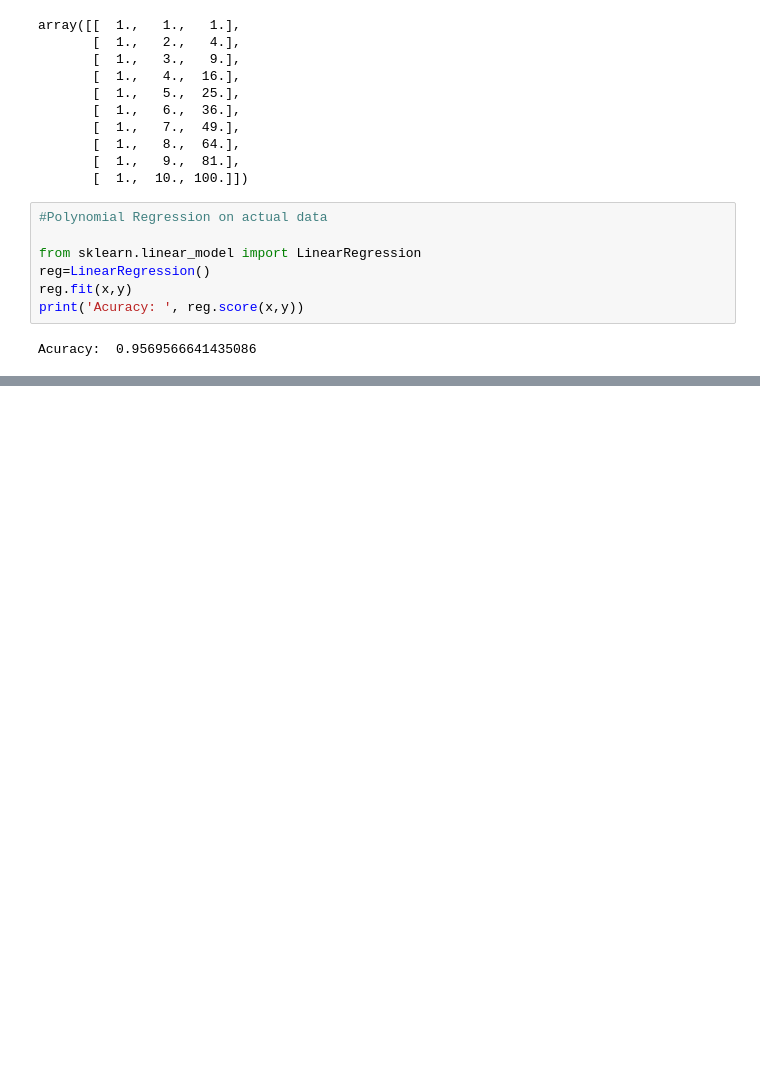
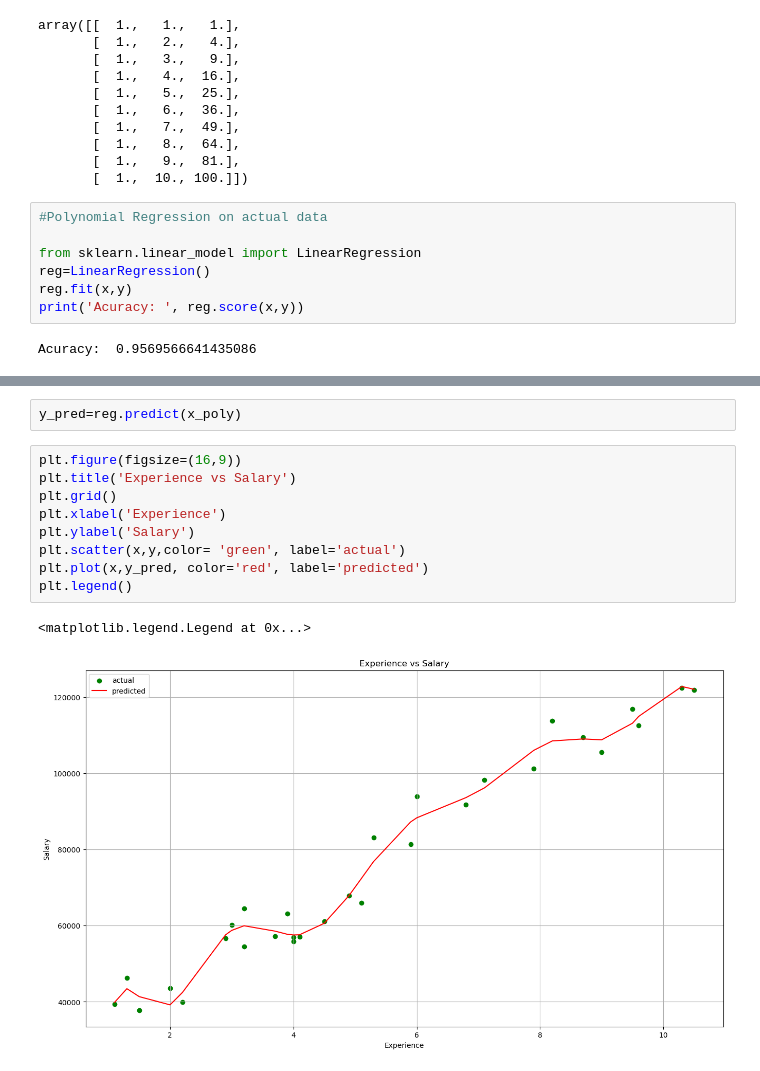
Before and after one commit to rkpun/Python-AI-code-CDAC, a Jupyter notebook: 32 Polynomial Regression.ipynb, the cells around one changed output, grey strips where cells are left out. Drawn from its saved outputs; the diff is of its cells as text; blank space fills up the shorter version.

```diff
--- a/32 Polynomial Regression.ipynb
+++ b/32 Polynomial Regression.ipynb
@@ -82,0 +161,14 @@ Acuracy:  0.9569566641435086
+# %%
+y_pred=reg.predict(x_poly)
+# %%
+plt.figure(figsize=(16,9))
+plt.title('Experience vs Salary')
+plt.grid()
+plt.xlabel('Experience')
+plt.ylabel('Salary')
+plt.scatter(x,y,color= 'green', label='actual')
+plt.plot(x,y_pred, color='red', label='predicted')
+plt.legend()
+# %% [output]
+<matplotlib.legend.Legend at 0x...>
+[figure, added]
```
Also changed, not shown: parts of 7 cells of this notebook.
